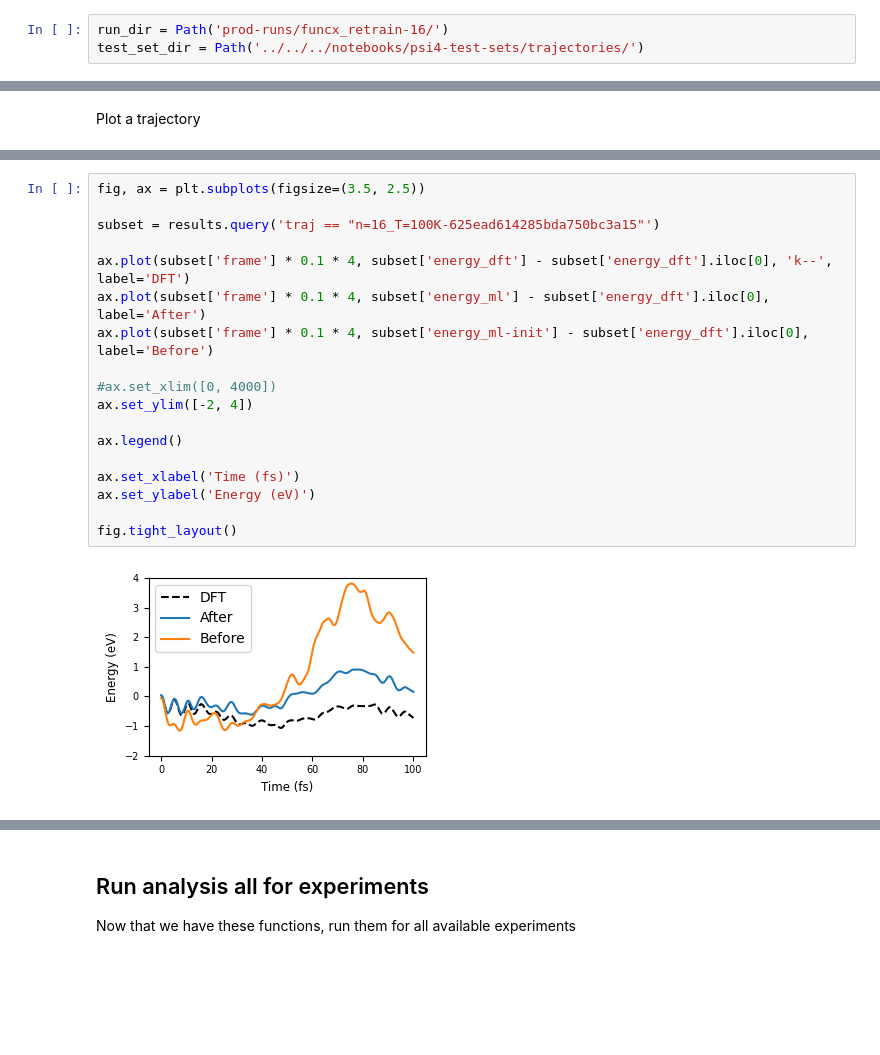
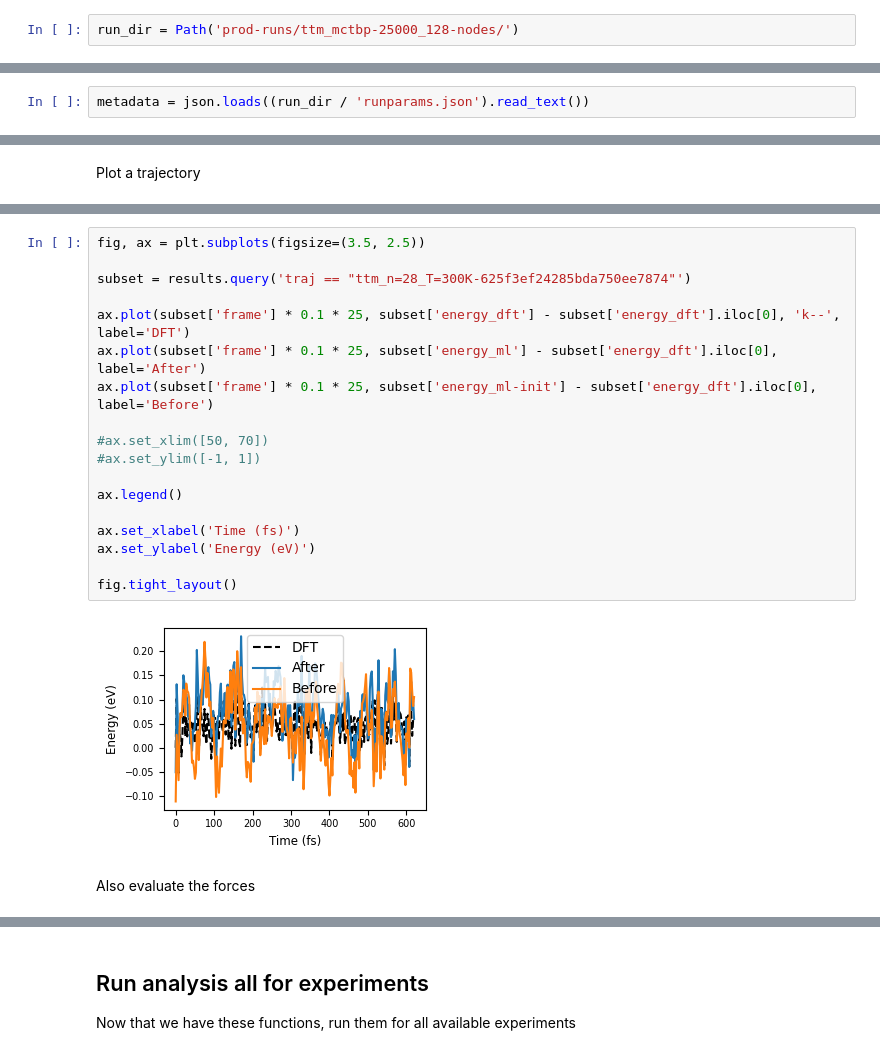
Before and after one commit to exalearn/fast-finetuned-forcefields, a Jupyter notebook: colmena/initial/notebooks/0_post-process-runs.ipynb, the cells around one changed output, grey strips where cells are left out. Cells and saved outputs as stored; diff of their text form; blank space fills up the shorter version.

Commit message:
Introduce notebooks for comparing runs

```diff
--- a/colmena/initial/notebooks/0_post-process-runs.ipynb
+++ b/colmena/initial/notebooks/0_post-process-runs.ipynb
@@ -17,8 +17,7 @@ import json
 # %% [markdown]
 Configuration
 # %%
-run_dir = Path('prod-runs/funcx_retrain-16/')
-test_set_dir = Path('../../../notebooks/psi4-test-sets/trajectories/')
+run_dir = Path('prod-runs/ttm_mctbp-25000_128-nodes/')
 # %% [markdown]
 ## Load in the Results
 We want the runtimes and system hostnames so we can measure how many tasks are running concurrently
@@ -81,3 +83,5 @@ results = load_results(run_dir)
+# %%
+metadata = json.loads((run_dir / 'runparams.json').read_text())
 # %% [markdown]
 ## Plot the Utilization over Time
 Without factoring out queue times.
@@ -427,20 +473,22 @@ Plot a trajectory
 # %%
 fig, ax = plt.subplots(figsize=(3.5, 2.5))
 
-subset = results.query('traj == "n=16_T=100K-625ead614285bda750bc3a15"')
+subset = results.query('traj == "ttm_n=28_T=300K-625f3ef24285bda750ee7874"')
 
-ax.plot(subset['frame'] * 0.1 * 4, subset['energy_dft'] - subset['energy_dft'].iloc[0], 'k--', label='DFT')
-ax.plot(subset['frame'] * 0.1 * 4, subset['energy_ml'] - subset['energy_dft'].iloc[0], label='After')
-ax.plot(subset['frame'] * 0.1 * 4, subset['energy_ml-init'] - subset['energy_dft'].iloc[0], label='Before')
+ax.plot(subset['frame'] * 0.1 * 25, subset['energy_dft'] - subset['energy_dft'].iloc[0], 'k--', label='DFT')
+ax.plot(subset['frame'] * 0.1 * 25, subset['energy_ml'] - subset['energy_dft'].iloc[0], label='After')
+ax.plot(subset['frame'] * 0.1 * 25, subset['energy_ml-init'] - subset['energy_dft'].iloc[0], label='Before')
 
-#ax.set_xlim([0, 4000])
-ax.set_ylim([-2, 4])
+#ax.set_xlim([50, 70])
+#ax.set_ylim([-1, 1])
 
 ax.legend()
 
 ax.set_xlabel('Time (fs)')
 ax.set_ylabel('Energy (eV)')
 
 fig.tight_layout()
 # %% [output]
-[figure, old version]
+[figure, new version]
+# %% [markdown]
+Also evaluate the forces
```
Also changed, not shown: parts of 19 cells of this notebook, 4 other files.
